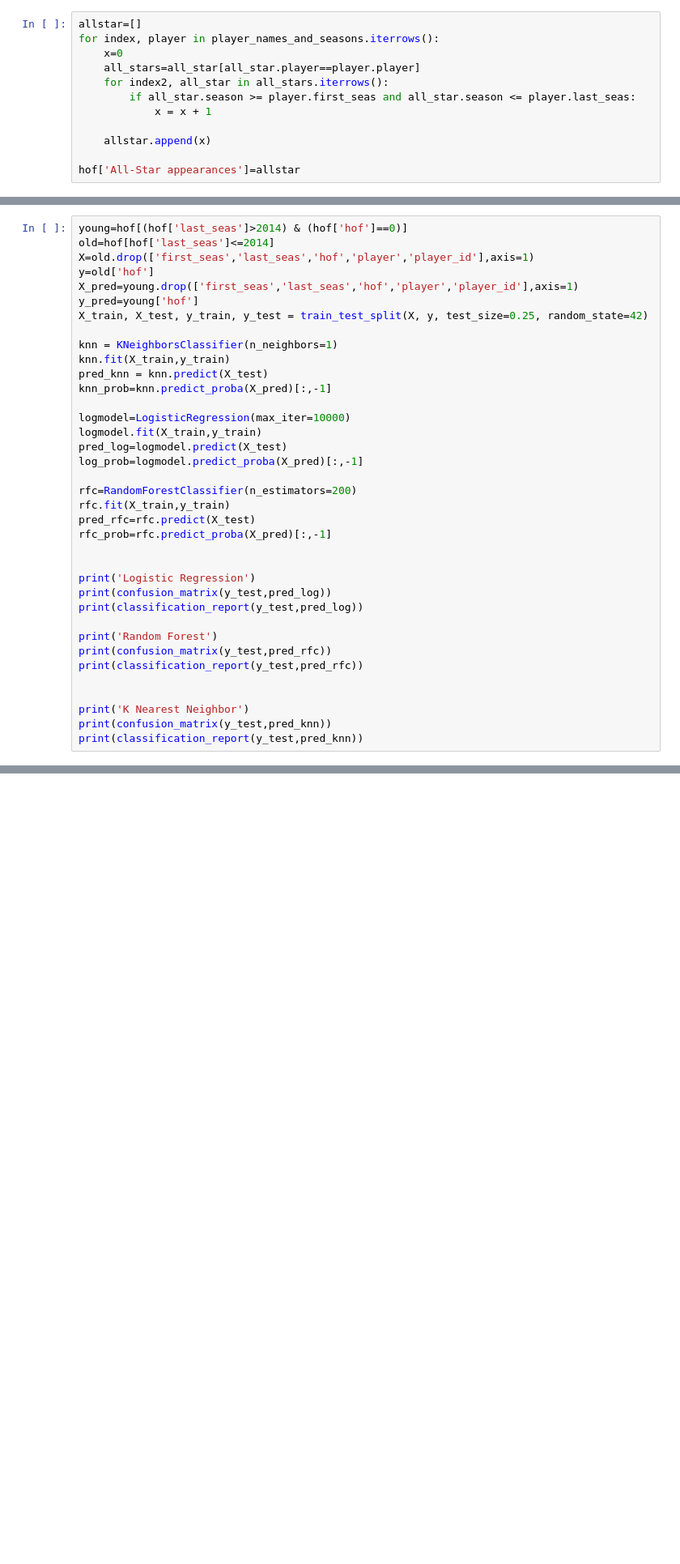
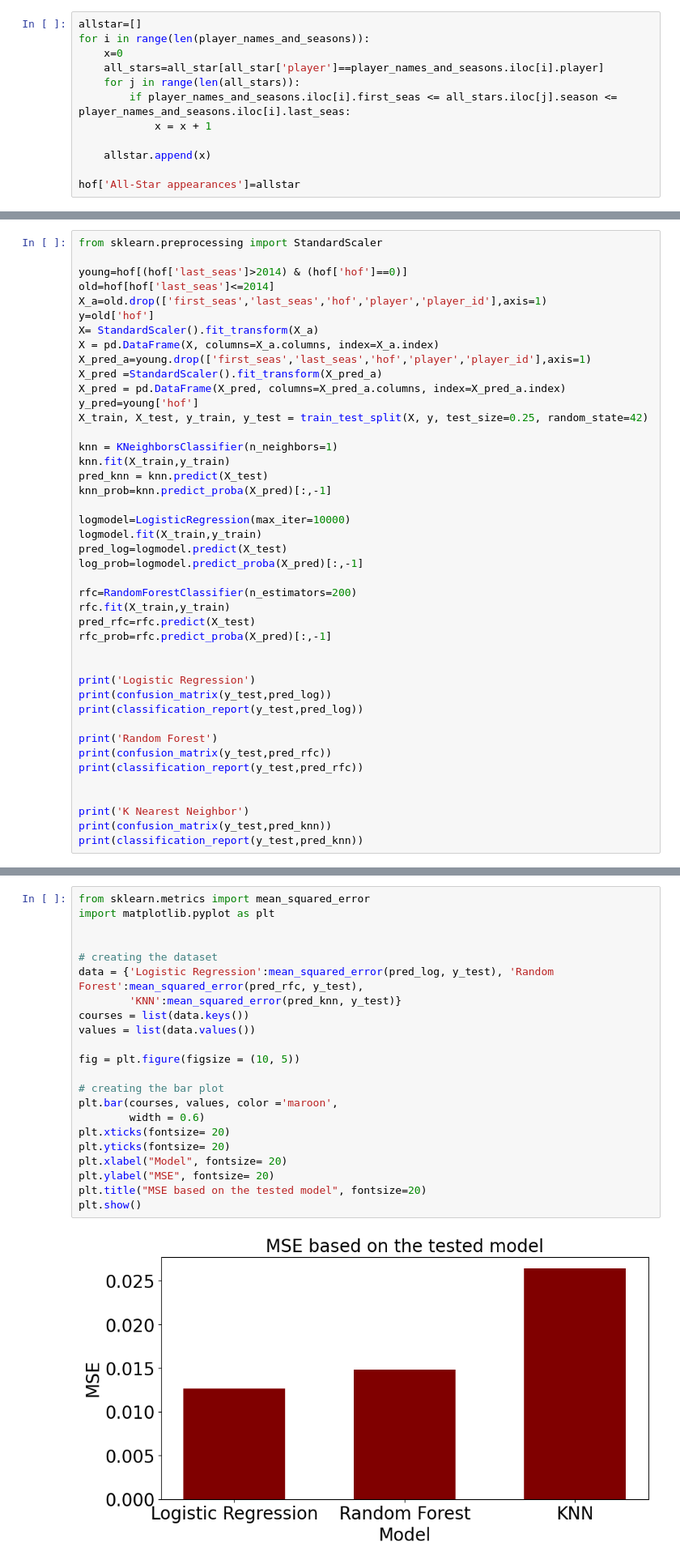
Before and after one commit to Tengyyy/DataScienceProject, a Jupyter notebook: project.ipynb, the cells around one changed output, grey strips where cells are left out. Shown: that part at 81% size. Cells and saved outputs as stored; diff of their text form; blank space fills up the shorter version.

```diff
--- a/project.ipynb
+++ b/project.ipynb
@@ -82,10 +82,10 @@ hof['Leaderboard points']=leaderboard_points
 # %%
 allstar=[]
-for index, player in player_names_and_seasons.iterrows():
+for i in range(len(player_names_and_seasons)):
     x=0
-    all_stars=all_star[all_star.player==player.player]
-    for index2, all_star in all_stars.iterrows():
-        if all_star.season >= player.first_seas and all_star.season <= player.last_seas:
+    all_stars=all_star[all_star['player']==player_names_and_seasons.iloc[i].player]
+    for j in range(len(all_stars)):
+        if player_names_and_seasons.iloc[i].first_seas <= all_stars.iloc[j].season <= player_names_and_seasons.iloc[i].last_seas:
             x = x + 1
 
     allstar.append(x)
@@ -174,11 +226,17 @@ hof[hof['player']=='Patrick Ewing']
 # %%
 hof.drop(3966,inplace=True)
 # %%
+from sklearn.preprocessing import StandardScaler
+
 young=hof[(hof['last_seas']>2014) & (hof['hof']==0)]
 old=hof[hof['last_seas']<=2014]
-X=old.drop(['first_seas','last_seas','hof','player','player_id'],axis=1)
+X_a=old.drop(['first_seas','last_seas','hof','player','player_id'],axis=1)
 y=old['hof']
-X_pred=young.drop(['first_seas','last_seas','hof','player','player_id'],axis=1)
+X= StandardScaler().fit_transform(X_a)
+X = pd.DataFrame(X, columns=X_a.columns, index=X_a.index)
+X_pred_a=young.drop(['first_seas','last_seas','hof','player','player_id'],axis=1)
+X_pred =StandardScaler().fit_transform(X_pred_a)
+X_pred = pd.DataFrame(X_pred, columns=X_pred_a.columns, index=X_pred_a.index)
 y_pred=young['hof']
 X_train, X_test, y_train, y_test = train_test_split(X, y, test_size=0.25, random_state=42)
 
@@ -232,0 +328,24 @@ logmodel.score(X_train,y_train)
+# %%
+from sklearn.metrics import mean_squared_error
+import matplotlib.pyplot as plt
+
+
+# creating the dataset
+data = {'Logistic Regression':mean_squared_error(pred_log, y_test), 'Random Forest':mean_squared_error(pred_rfc, y_test),
+        'KNN':mean_squared_error(pred_knn, y_test)}
+courses = list(data.keys())
+values = list(data.values())
+
+fig = plt.figure(figsize = (10, 5))
+
+# creating the bar plot
+plt.bar(courses, values, color ='maroon',
+        width = 0.6)
+plt.xticks(fontsize= 20)
+plt.yticks(fontsize= 20)
+plt.xlabel("Model", fontsize= 20)
+plt.ylabel("MSE", fontsize= 20)
+plt.title("MSE based on the tested model", fontsize=20)
+plt.show()
+# %% [output]
+[figure, added]
```
Also changed, not shown: parts of 12 cells of this notebook.
